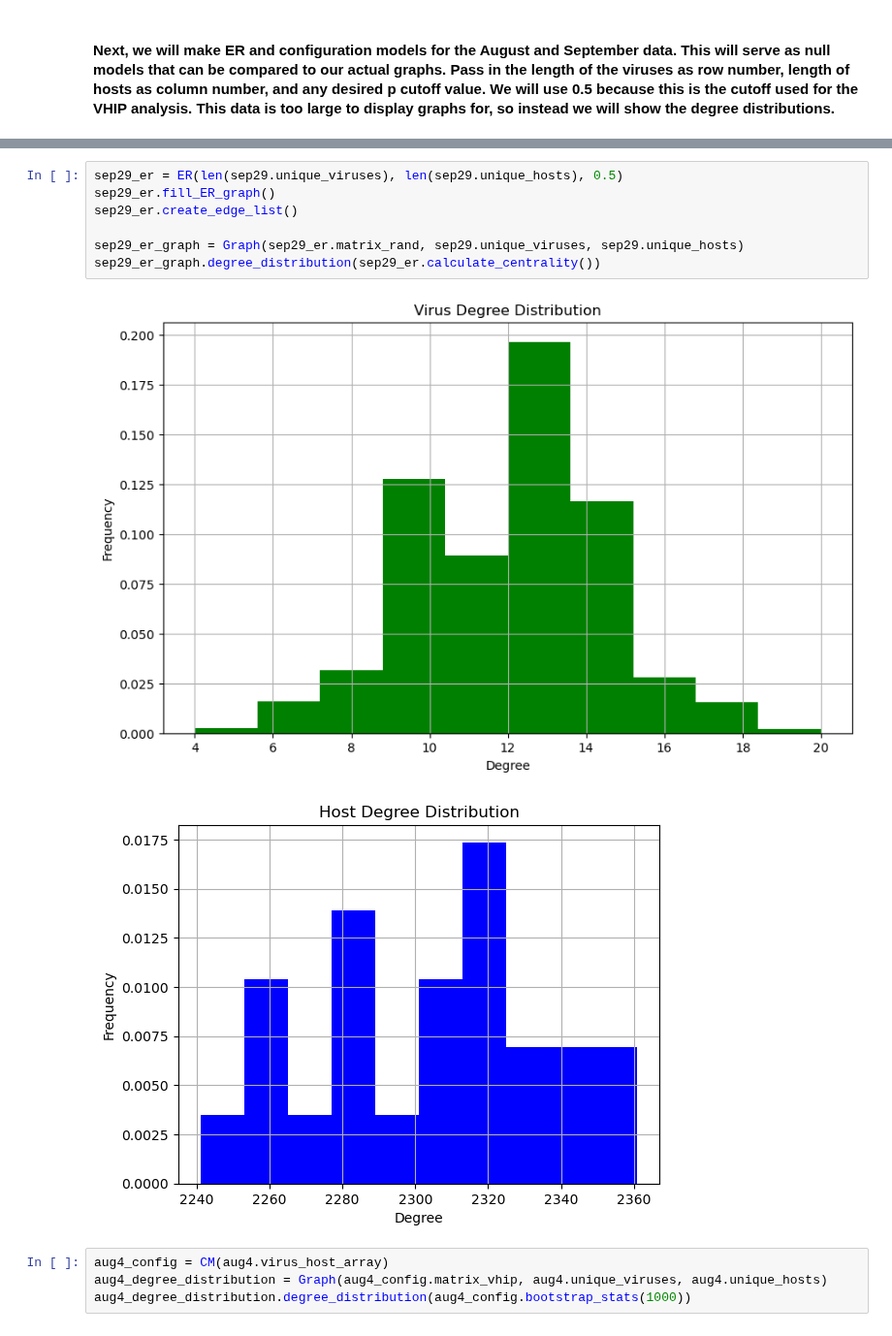
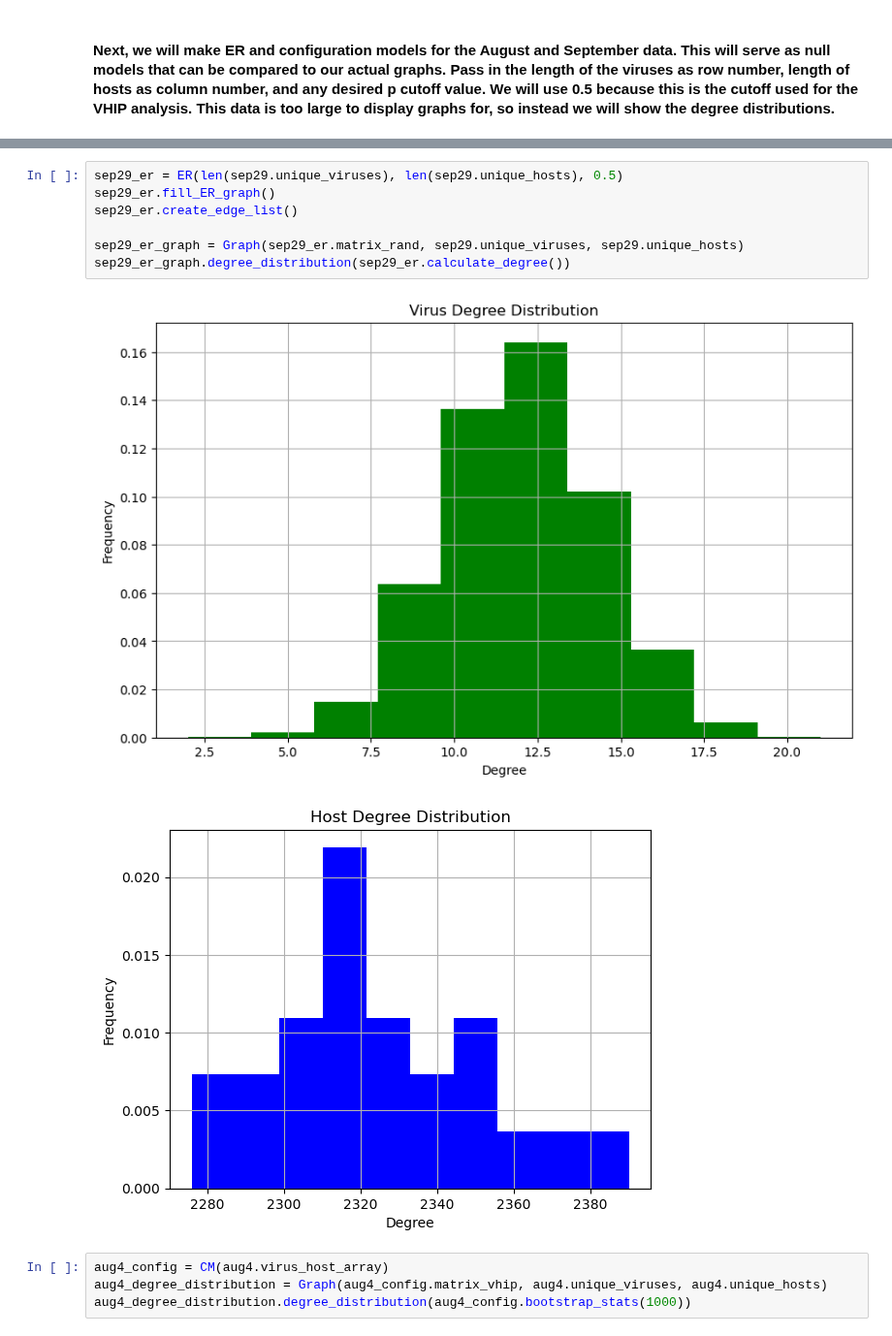
Before and after one commit to DuhaimeLab/VirusHostNetworkAnalysis, a Jupyter notebook: VHIP_real_data_tutorial.ipynb, the cells around one changed output, grey strips where cells are left out. Shown at 97% size. Saved outputs shown, nothing was run; the diff lists cells and outputs as text.

```diff
--- a/VHIP_real_data_tutorial.ipynb
+++ b/VHIP_real_data_tutorial.ipynb
@@ -51,13 +51,13 @@ aug4_er_graph.degree_distribution(aug4_er.calculate_centrality())
 # %%
 sep29_er = ER(len(sep29.unique_viruses), len(sep29.unique_hosts), 0.5)
 sep29_er.fill_ER_graph()
 sep29_er.create_edge_list()
 
 sep29_er_graph = Graph(sep29_er.matrix_rand, sep29.unique_viruses, sep29.unique_hosts)
-sep29_er_graph.degree_distribution(sep29_er.calculate_centrality())
+sep29_er_graph.degree_distribution(sep29_er.calculate_degree())
 # %% [output]
-[figure, old version]
+[figure, new version]
-[figure, old version]
+[figure, new version]
 # %%
 aug4_config = CM(aug4.virus_host_array)
 aug4_degree_distribution = Graph(aug4_config.matrix_vhip, aug4.unique_viruses, aug4.unique_hosts)
```
Also changed, not shown: parts of 3 cells of this notebook, 2 other files.
